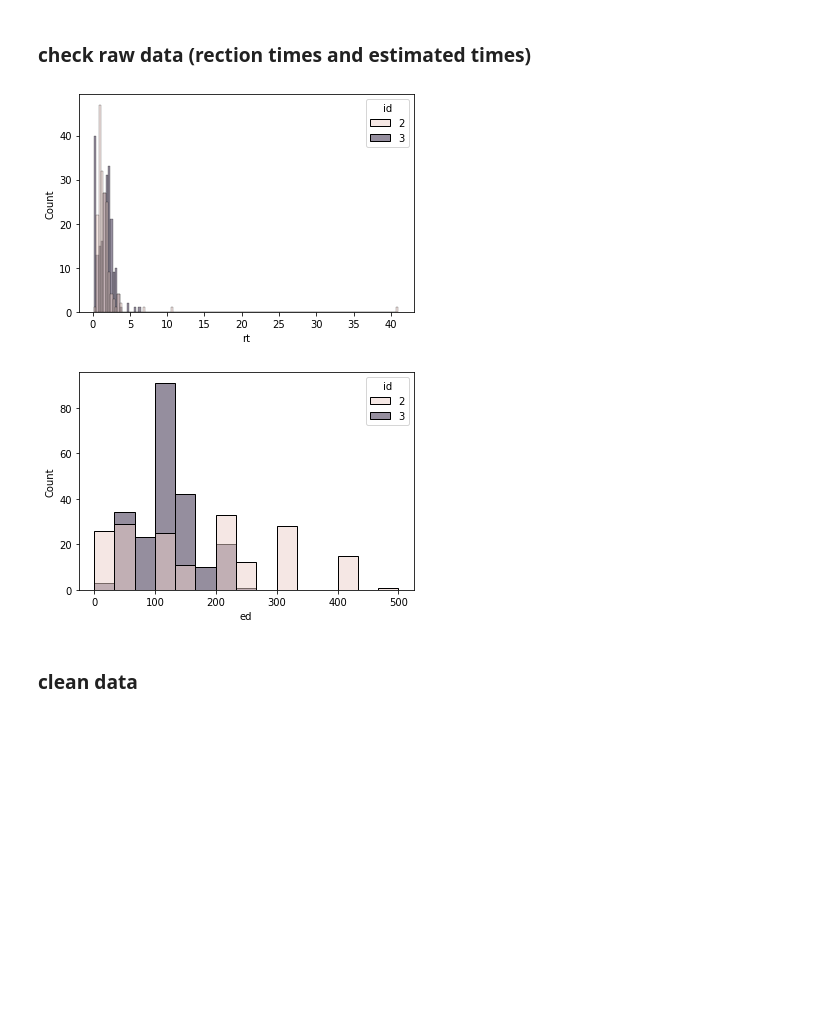
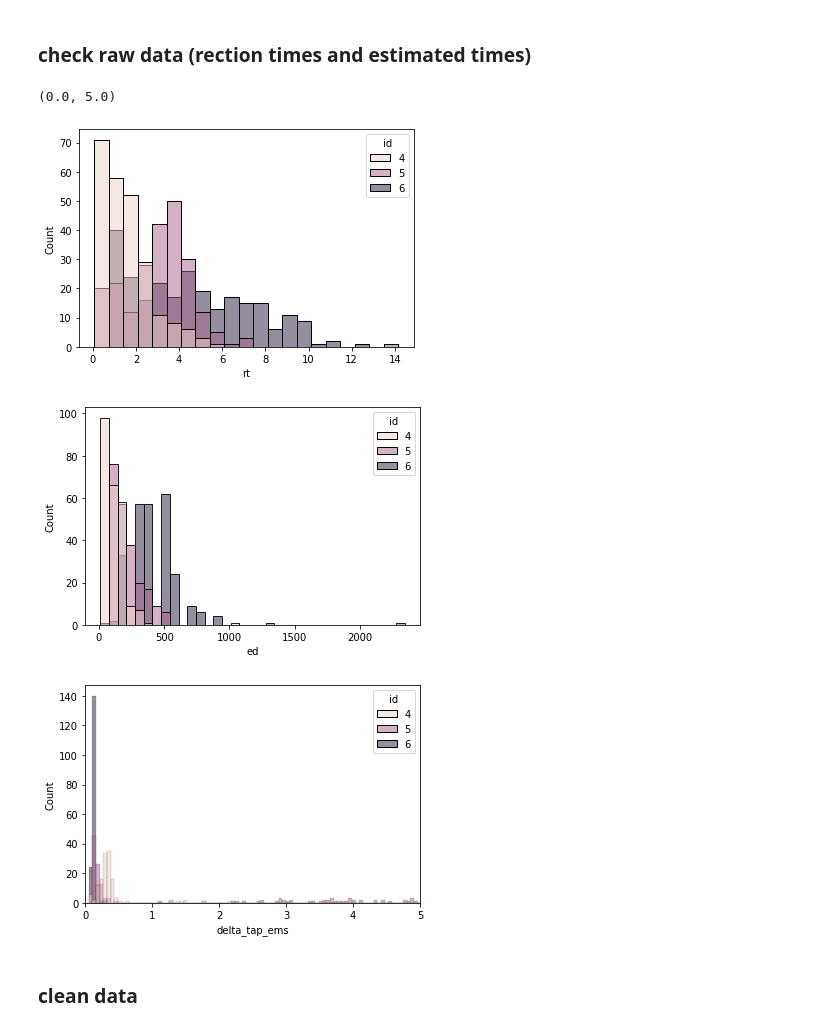
Before and after one commit to lukasgehrke/2021-fastReach, a Jupyter notebook: analyses/Leonie_tests/analysis_short.ipynb, the cells around one changed output. Saved outputs shown, nothing was run; the diff lists cells and outputs as text; code cells hidden in the pictures; blank space fills up the shorter version.

```diff
--- a/analyses/Leonie_tests/analysis_short.ipynb
+++ b/analyses/Leonie_tests/analysis_short.ipynb
@@ -36,7 +36,7 @@ p= "C://Users/terfu/Desktop/2021-fastReach/data/study/" #repository for output
 ### load data
 # %%
 # load data
-behavior_raw= pd.read_csv( p + 'PI_results_test_data.csv')
+behavior_raw= pd.read_csv( p + 'PI_results_design.csv')
 
 # set data types
 behavior_raw[['ed','rt']] = behavior_raw[['ed','rt']].apply(pd.to_numeric, axis=1)
@@ -47,15 +47,22 @@ behavior_raw[['rd','condition']] = behavior_raw[['rd','condition']].astype("cate
 # %% [markdown]
 ### check raw data (rection times and estimated times)
 # %%
-c
+fig, ax = plt.subplots()
 hist = sns.histplot(behavior_raw, x = 'rt',ax =ax, hue = 'id')
 #ax.set_xlim(0,5) # remove outliers for visualization
 
 fig, ax = plt.subplots()
 hist = sns.histplot(behavior_raw, x = 'ed',ax =ax, hue = 'id')
+
+
+fig, ax = plt.subplots()
+hist = sns.histplot(behavior_raw, x = 'delta_tap_ems',ax =ax, hue = 'id')
+ax.set_xlim(0,5) # remove outliers for visualization
 # %% [output]
+(0.0, 5.0)
-[figure, old version]
+[figure, new version]
-[figure, old version]
+[figure, new version]
+[figure, added]
 # %% [markdown]
 ### clean data
 # %%
```
Also changed, not shown: parts of 19 cells of this notebook, 8 other files.
